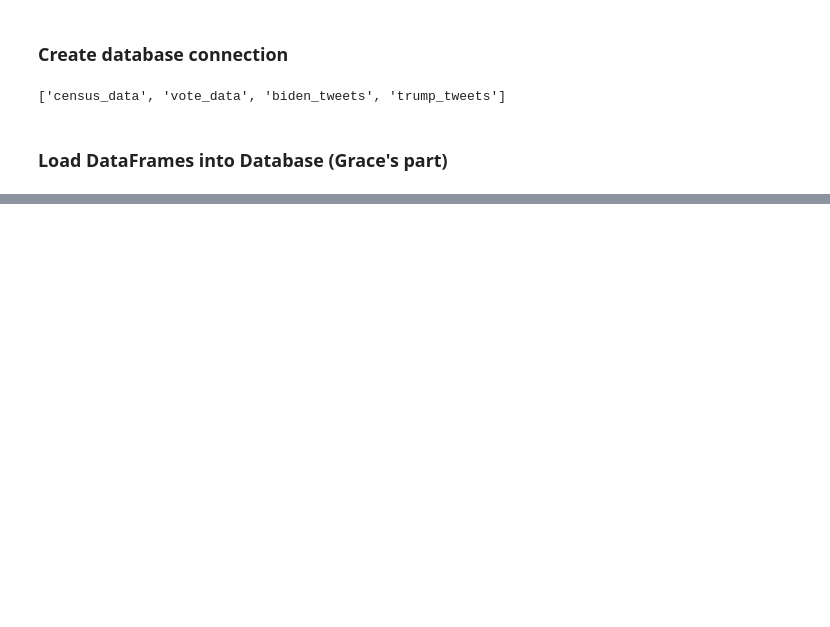
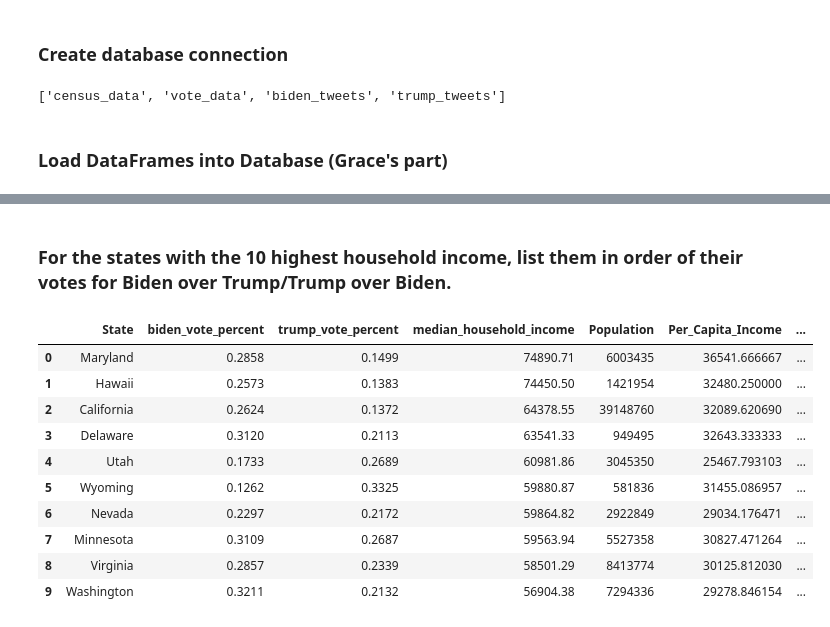
Before and after one commit to tanvi-12/ETL-Project, a Jupyter notebook: ETL.ipynb, the cells around one changed output, grey strips where cells are left out. Drawn from its saved outputs; the diff is of its cells as text; code cells hidden in the pictures; blank space fills up the shorter version.

```diff
--- a/ETL.ipynb
+++ b/ETL.ipynb
@@ -178,0 +435,80 @@ again
+# %% [markdown]
+### For the states with the 10 highest household income, list them in order of their votes for Biden over Trump/Trump over Biden.
+# %%
+query = '''
+    select m."State",
+        ROUND("biden_vote_percent"::numeric, 4) AS biden_vote_percent,
+        ROUND("trump_vote_percent"::numeric, 4) AS trump_vote_percent,
+        ROUND(m."Median_Household_Income"::numeric, 2) AS Median_Household_Income,
+        m."Population",
+        m."Per_Capita_Income",
+        ROUND(("biden_vote_percent"-"trump_vote_percent")::numeric, 4) AS "biden_leading"
+    from (
+        select
+            "State",
+            "Candidate" AS "biden_candidate",
+            AVG("Median_Household_Income") AS "Median_Household_Income",
+            AVG("Per_Capita_Income") AS "Per_Capita_Income",
+            SUM("Votes") AS "Votes",
+            SUM("Population") AS "Population",
+            (
+            SUM("Votes")/SUM("Population")::float) AS biden_vote_percent
+        from (
+            SELECT
+                vote_data."State",
+                vote_data."County",
+                vote_data."Candidate",
+                vote_data."Votes",
+                census_data."Median_Household_Income",
+                census_data."Population",
+                census_data."Per_Capita_Income"
+            from vote_data
+                JOIN census_data
+                ON census_data."County" = vote_data."County"
+                AND census_data."State" = vote_data."State"
+        ) a
+        WHERE "Candidate" = 'Joe Biden'
+        GROUP BY "State", "Candidate"
+    ) m
+    JOIN
+        (
+            select
+            "State",
+            "Candidate" AS "trump_candidate",
+            (SUM("Votes")/SUM("Population")::float) AS trump_vote_percent
+        from (
+            SELECT
+                vote_data."State",
+                vote_data."County",
+                vote_data."Candidate",
+                vote_data."Votes",
+                census_data."Median_Household_Income",
+                census_data."Population",
+                census_data."Per_Capita_Income"
+            from vote_data
+                JOIN census_data
+                ON census_data."County" = vote_data."County"
+                AND census_data."State" = vote_data."State"
+        ) a
+        WHERE "Candidate" = 'Donald Trump'
+        GROUP BY "State", "Candidate"
+    ) n
+    ON m."State" = n."State"
+    ORDER BY "Median_Household_Income" DESC, "biden_leading" DESC
+    LIMIT 10
+'''
+
+results = pd.read_sql(query, engine)
+results
+# %% [output]
+|  | State | biden_vote_percent | trump_vote_percent | median_household_income | Population | Per_Capita_Income | ... |
+| 0 | Maryland | 0.2858 | 0.1499 | 74890.71 | 6003435 | 36541.666667 | ... |
+| 1 | Hawaii | 0.2573 | 0.1383 | 74450.50 | 1421954 | 32480.250000 | ... |
+| 2 | California | 0.2624 | 0.1372 | 64378.55 | 39148760 | 32089.620690 | ... |
+| 3 | Delaware | 0.3120 | 0.2113 | 63541.33 | 949495 | 32643.333333 | ... |
+| 4 | Utah | 0.1733 | 0.2689 | 60981.86 | 3045350 | 25467.793103 | ... |
+| 5 | Wyoming | 0.1262 | 0.3325 | 59880.87 | 581836 | 31455.086957 | ... |
+| 6 | Nevada | 0.2297 | 0.2172 | 59864.82 | 2922849 | 29034.176471 | ... |
+| 7 | Minnesota | 0.3109 | 0.2687 | 59563.94 | 5527358 | 30827.471264 | ... |
+| 8 | Virginia | 0.2857 | 0.2339 | 58501.29 | 8413774 | 30125.812030 | ... |
+| 9 | Washington | 0.3211 | 0.2132 | 56904.38 | 7294336 | 29278.846154 | ... |
```
Also changed, not shown: parts of 25 cells of this notebook, 3 other files.
